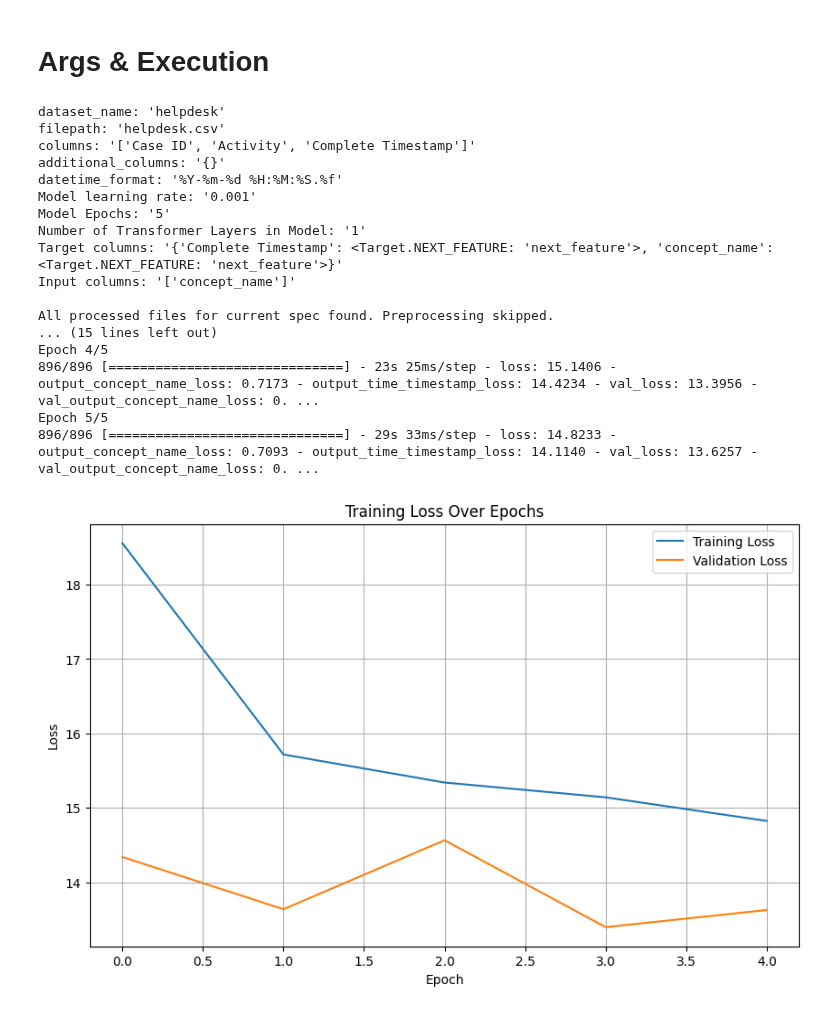
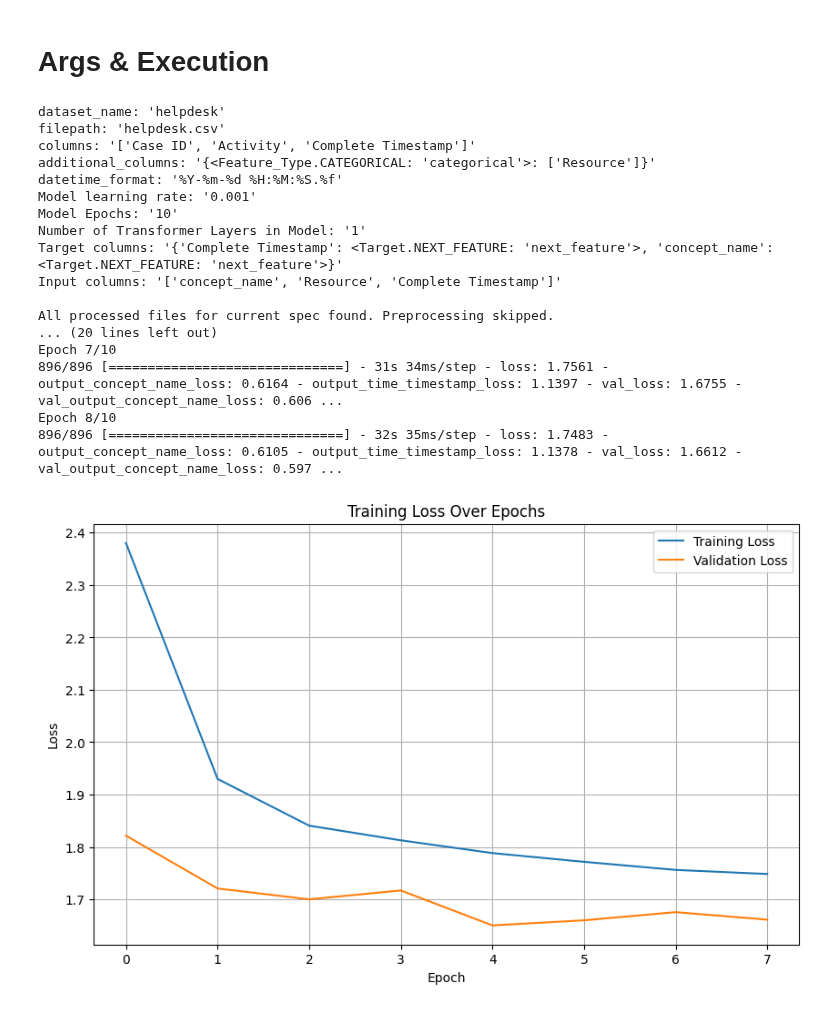
Before and after one commit to venividivincii/MasterThesis, a Jupyter notebook: MultiTaskTransformer/main.ipynb, the cells around one changed output. Saved outputs shown, nothing was run; the diff lists cells and outputs as text; code cells hidden in the pictures.

```diff
--- a/MultiTaskTransformer/main.ipynb
+++ b/MultiTaskTransformer/main.ipynb
@@ -648,13 +648,13 @@ args_helpdesk = {
         "dataset_name": "helpdesk",
         "filepath": "helpdesk.csv",
         "columns": ["Case ID", "Activity", "Complete Timestamp"],
-        "additional_columns": {},
+        "additional_columns": {Feature_Type.CATEGORICAL: ["Resource"]},
         "datetime_format": "%Y-%m-%d %H:%M:%S.%f",
         "model_learning_rate": 0.001,
-        "model_epochs": 5,
+        "model_epochs": 10,
         "model_num_layers": 1,
         "target_columns": {"Activity": Target.NEXT_FEATURE, "Complete Timestamp": Target.NEXT_FEATURE},
-        "input_columns": ["Activity"],
+        "input_columns": ["Activity", "Resource", "Complete Timestamp"],
         "temporal_features": {Temporal_Feature.DAY_OF_WEEK: True, Temporal_Feature.HOUR_OF_DAY: True},
         "model_architecture": Model_Architecture.COMMON_POSEMBS_TRANSF
         }
@@ -712,42 +712,42 @@ args_bpi_2013 = {
         "target_columns": {"concept:name": Target.NEXT_FEATURE},
         "input_columns": ["concept:name", "org:resource"]
         }
 
 args_bpi_2015_1 = {
         "dataset_name": "bpi_2015_1",
         "filepath": "BPIC15_1.xes",
         "columns": ["case:concept:name", "concept:name", "time:timestamp"],
         "additional_columns": {Feature_Type.CATEGORICAL: ["org:resource"]},
         "datetime_format": "%Y-%m-%d %H:%M:%S%z",
         "model_learning_rate": 0.001,
         "model_epochs": 2,
         "model_num_layers": 1,
         "target_columns": {"concept_name": Target.NEXT_FEATURE},
         "input_columns": ["concept_name", "org_resource"]
         }
 
 
 run(args_helpdesk)
 # preprocess(args_helpdesk)
 # %% [output]
 dataset_name: 'helpdesk'
 filepath: 'helpdesk.csv'
 columns: '['Case ID', 'Activity', 'Complete Timestamp']'
-additional_columns: '{}'
+additional_columns: '{<Feature_Type.CATEGORICAL: 'categorical'>: ['Resource']}'
 datetime_format: '%Y-%m-%d %H:%M:%S.%f'
 Model learning rate: '0.001'
-Model Epochs: '5'
+Model Epochs: '10'
 Number of Transformer Layers in Model: '1'
 Target columns: '{'Complete Timestamp': <Target.NEXT_FEATURE: 'next_feature'>, 'concept_name': <Target.NEXT_FEATURE: 'next_feature'>}'
-Input columns: '['concept_name']'
+Input columns: '['concept_name', 'Resource', 'Complete Timestamp']'
 
 All processed files for current spec found. Preprocessing skipped.
-... (15 lines left out)
-Epoch 4/5
-896/896 [==============================] - 23s 25ms/step - loss: 15.1406 - output_concept_name_loss: 0.7173 - output_time_timestamp_loss: 14.4234 - val_loss: 13.3956 - val_output_concept_name_loss: 0. ...
-Epoch 5/5
-896/896 [==============================] - 29s 33ms/step - loss: 14.8233 - output_concept_name_loss: 0.7093 - output_time_timestamp_loss: 14.1140 - val_loss: 13.6257 - val_output_concept_name_loss: 0. ...
+... (20 lines left out)
+Epoch 7/10
+896/896 [==============================] - 31s 34ms/step - loss: 1.7561 - output_concept_name_loss: 0.6164 - output_time_timestamp_loss: 1.1397 - val_loss: 1.6755 - val_output_concept_name_loss: 0.606 ...
+Epoch 8/10
+896/896 [==============================] - 32s 35ms/step - loss: 1.7483 - output_concept_name_loss: 0.6105 - output_time_timestamp_loss: 1.1378 - val_loss: 1.6612 - val_output_concept_name_loss: 0.597 ...
-[figure, old version]
+[figure, new version]
 Evaluating...
 Prefix length: 1
 Preparing data...
```
Also changed, not shown: parts of 2 cells of this notebook, 2 other files.
